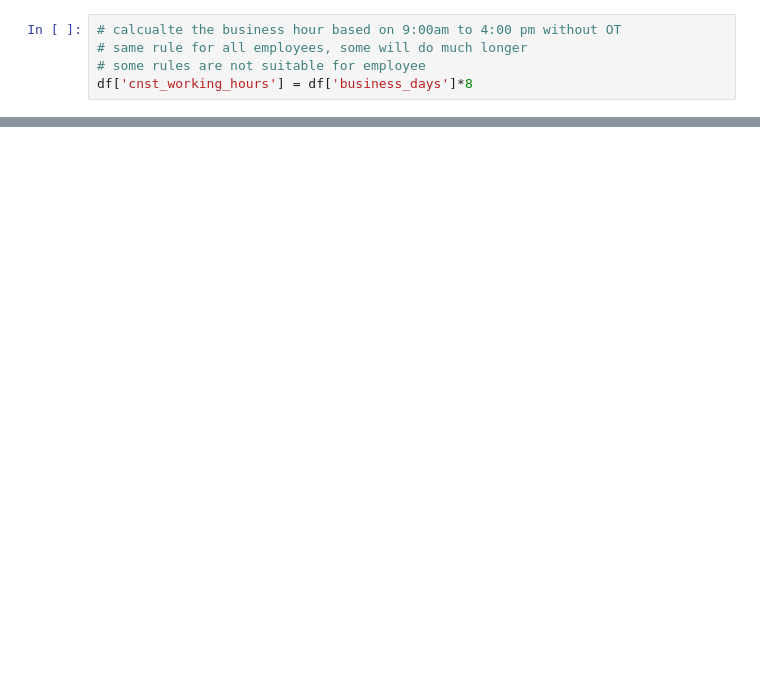
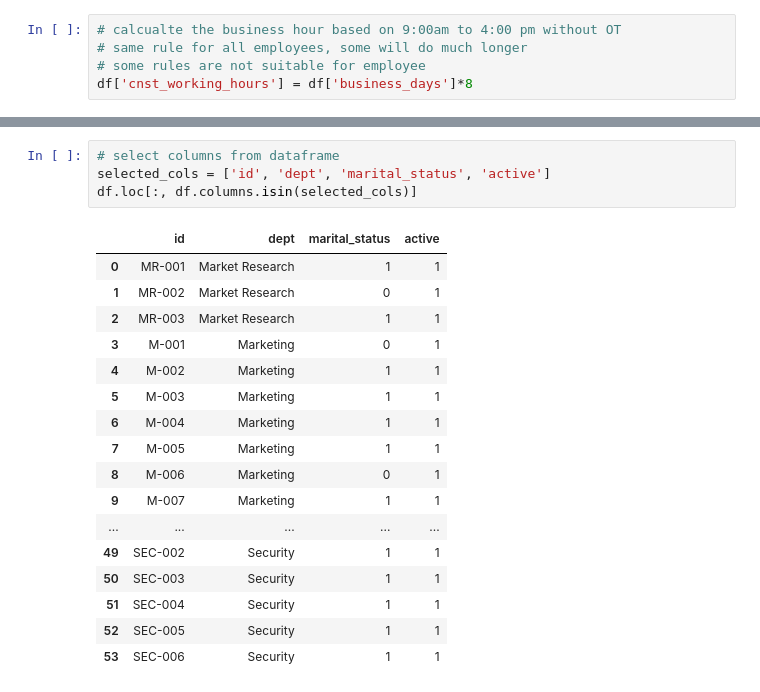
Before and after one commit to saitzaw/data-pipeline-for-ds, a Jupyter notebook: notebooks/data_wrangling/pandas/HRDataAnalysis.ipynb, the cells around one changed output, grey strips where cells are left out. Saved outputs shown, nothing was run; the diff lists cells and outputs as text; blank space fills up the shorter version.

```diff
--- a/notebooks/data_wrangling/pandas/HRDataAnalysis.ipynb
+++ b/notebooks/data_wrangling/pandas/HRDataAnalysis.ipynb
@@ -159,0 +182,22 @@ df.head()
+# %%
+# select columns from dataframe
+selected_cols = ['id', 'dept', 'marital_status', 'active']
+df.loc[:, df.columns.isin(selected_cols)]
+# %% [output]
+|  | id | dept | marital_status | active |
+| 0 | MR-001 | Market Research | 1 | 1 |
+| 1 | MR-002 | Market Research | 0 | 1 |
+| 2 | MR-003 | Market Research | 1 | 1 |
+| 3 | M-001 | Marketing | 0 | 1 |
+| 4 | M-002 | Marketing | 1 | 1 |
+| 5 | M-003 | Marketing | 1 | 1 |
+| 6 | M-004 | Marketing | 1 | 1 |
+| 7 | M-005 | Marketing | 1 | 1 |
+| 8 | M-006 | Marketing | 0 | 1 |
+| 9 | M-007 | Marketing | 1 | 1 |
+| ... | ... | ... | ... | ... |
+| 49 | SEC-002 | Security | 1 | 1 |
+| 50 | SEC-003 | Security | 1 | 1 |
+| 51 | SEC-004 | Security | 1 | 1 |
+| 52 | SEC-005 | Security | 1 | 1 |
+| 53 | SEC-006 | Security | 1 | 1 |
```
Also changed, not shown: parts of 11 cells of this notebook.
